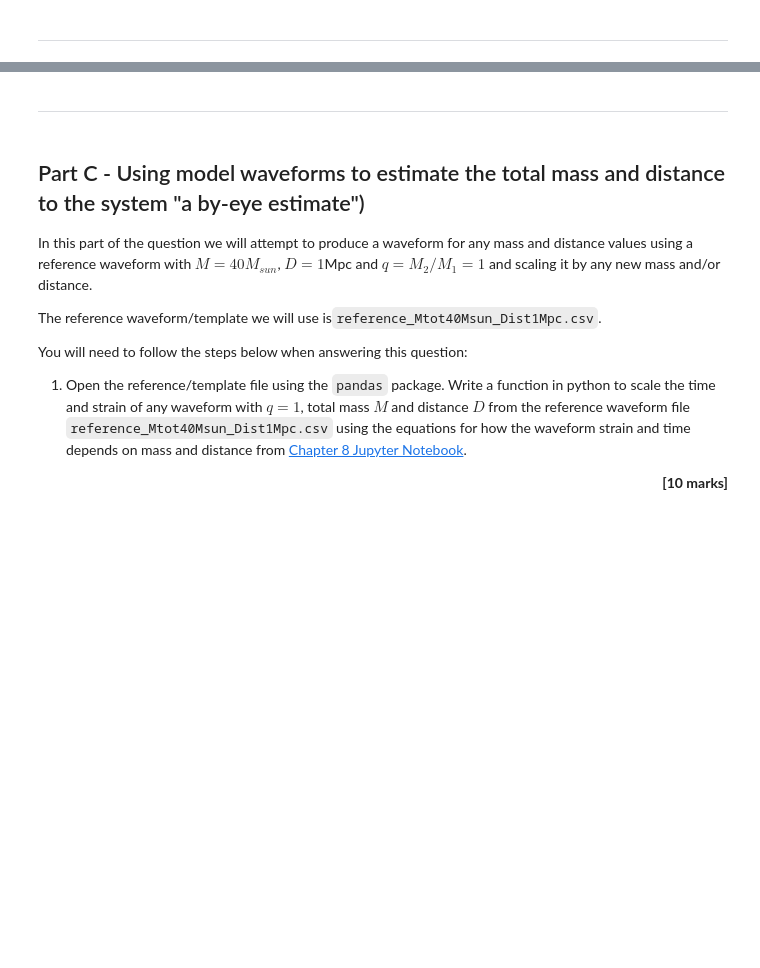
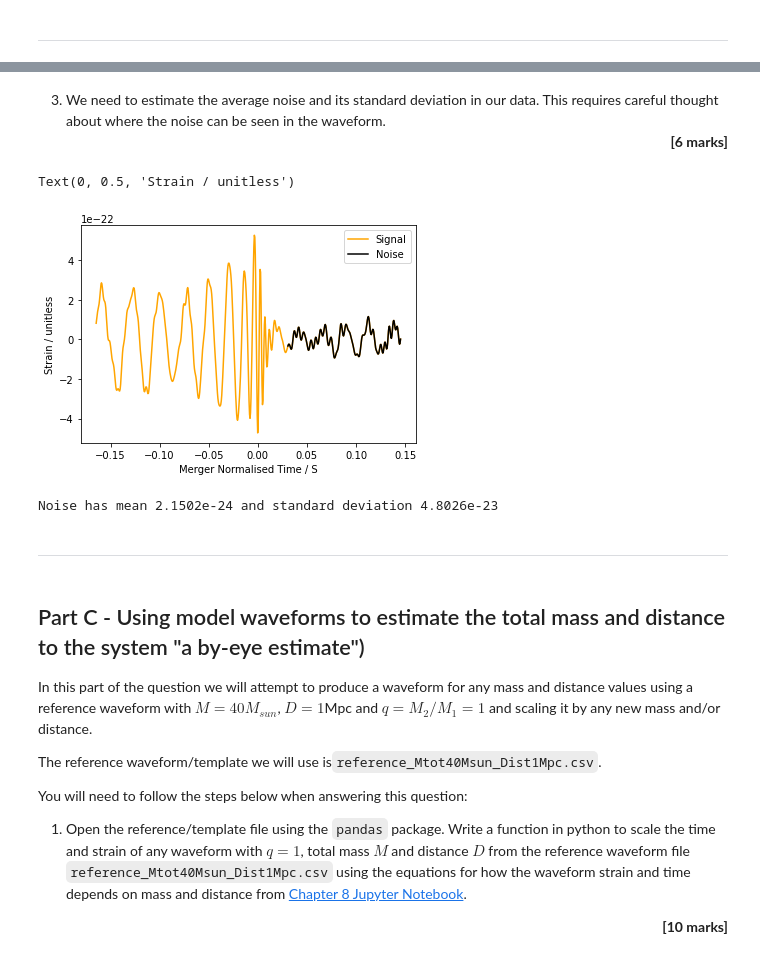
Before and after one commit to Clarke-Jools-36/DataAnalysis22, a Jupyter notebook: CA2_MiniProject.ipynb, the cells around one changed output, grey strips where cells are left out. Cells and saved outputs as stored; diff of their text form; code cells hidden in the pictures; blank space fills up the shorter version.

```diff
--- a/CA2_MiniProject.ipynb
+++ b/CA2_MiniProject.ipynb
@@ -94,3 +146,28 @@ Now it is your turn to look at observations of a gravitational wave event.
+# %% [markdown]
+3. We need to estimate the average noise and its standard deviation in our data. This requires careful thought about where the noise can be seen in the waveform.   <div align="right">**[6 marks]**</div>
+# %%
+plt.plot(t,s,"orange", label = "Signal")
+
+purge = 400
+
+plt.plot(t[purge:],s[purge:],"k", label = "Noise")
+
+plt.legend()
+
+plt.xlabel("Merger Normalised Time / S")
+plt.ylabel("Strain / unitless")
+# %% [output]
+Text(0, 0.5, 'Strain / unitless')
+[figure, added]
+# %%
+noise = s[purge:]
+
+mean = noise.mean()
+std = noise.std()
+
+print(f"Noise has mean {mean:.4e} and standard deviation {std:.4e}")
+# %% [output]
+Noise has mean 2.1502e-24 and standard deviation 4.8026e-23
 # %% [markdown]
 ***
 # %% [markdown]
```
Also changed, not shown: parts of 13 cells of this notebook.
